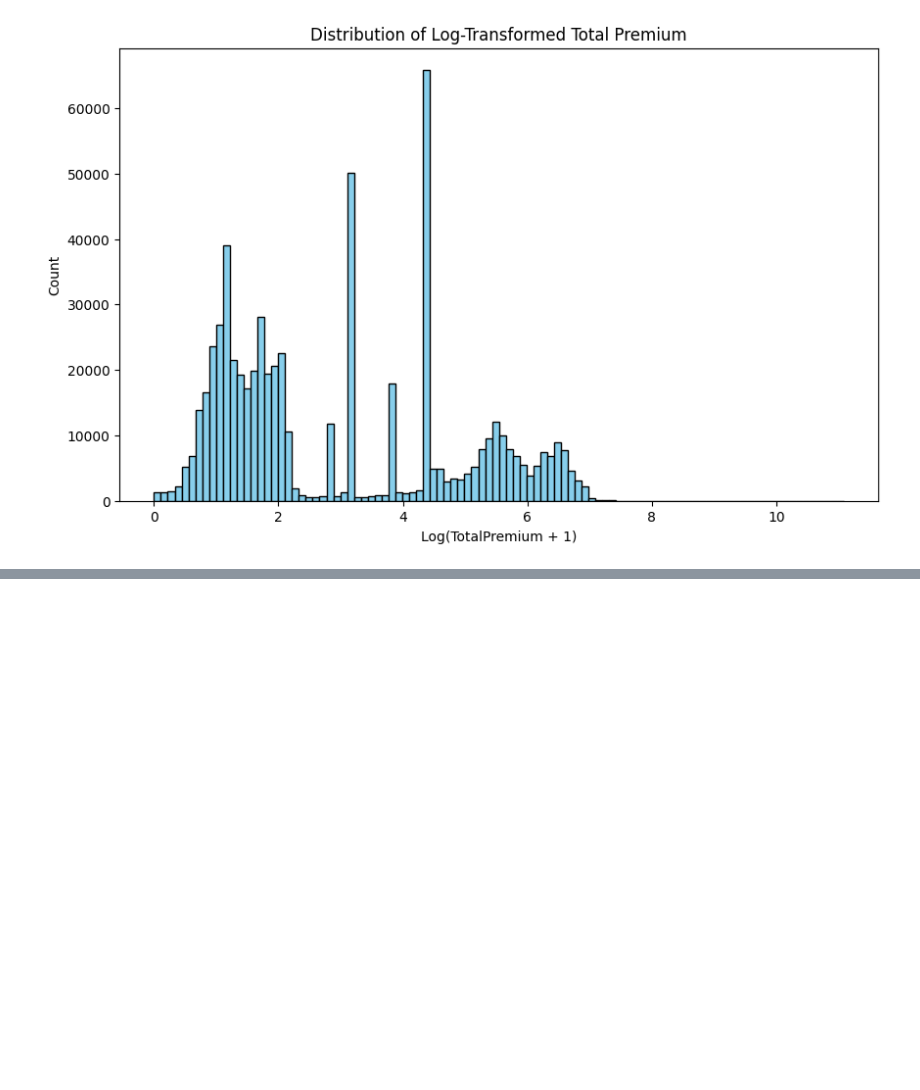
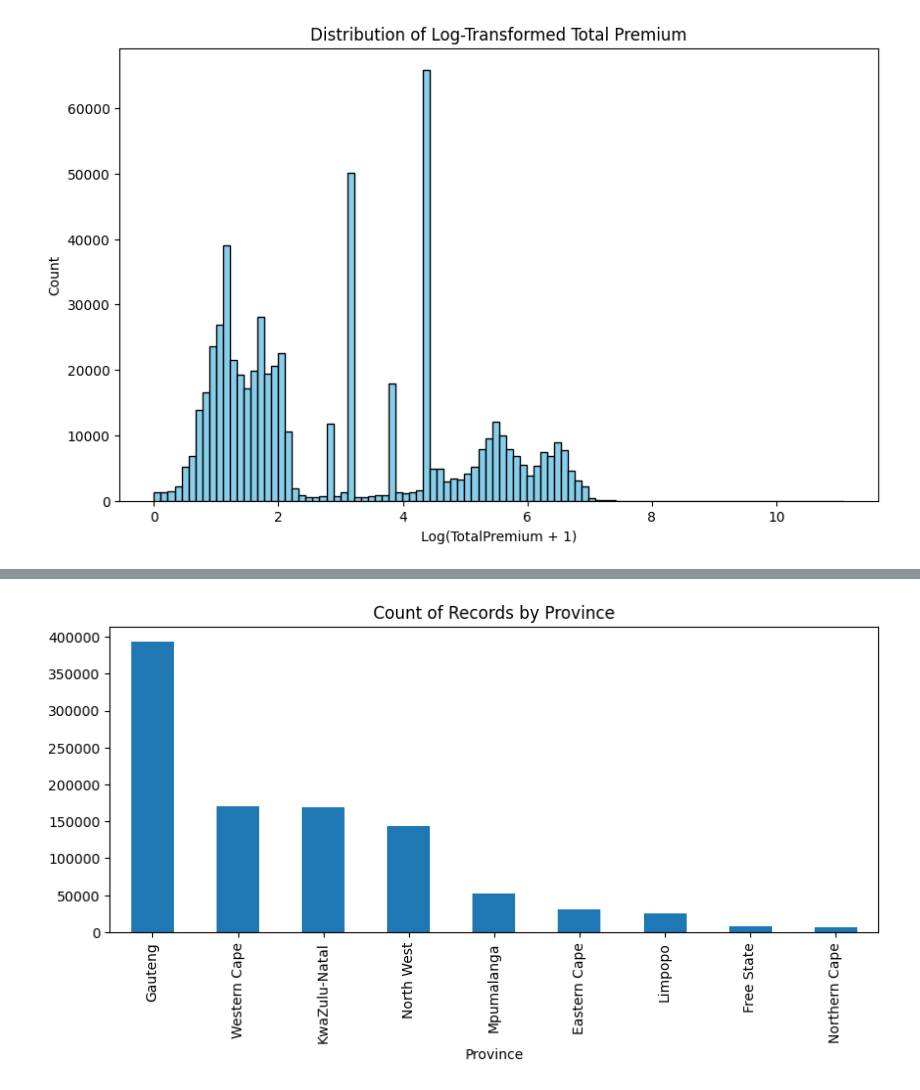
Before and after one commit to Feven777/Risk-Analytics-Predictive-Modeling, a Jupyter notebook: notebook/EDA_task1.ipynb, the cells around one changed output, grey strips where cells are left out. Saved outputs shown, nothing was run; the diff lists cells and outputs as text; code cells hidden in the pictures; blank space fills up the shorter version.

Commit message:
Barchart for Province

```diff
--- a/notebook/EDA_task1.ipynb
+++ b/notebook/EDA_task1.ipynb
@@ -210,0 +278,7 @@ plt.show()
+# %%
+plt.figure(figsize=(10,4))
+df["Province"].value_counts().plot(kind="bar")
+plt.title("Count of Records by Province")
+plt.show()
+# %% [output]
+[figure, added]
```
Also changed, not shown: parts of 8 cells of this notebook.
